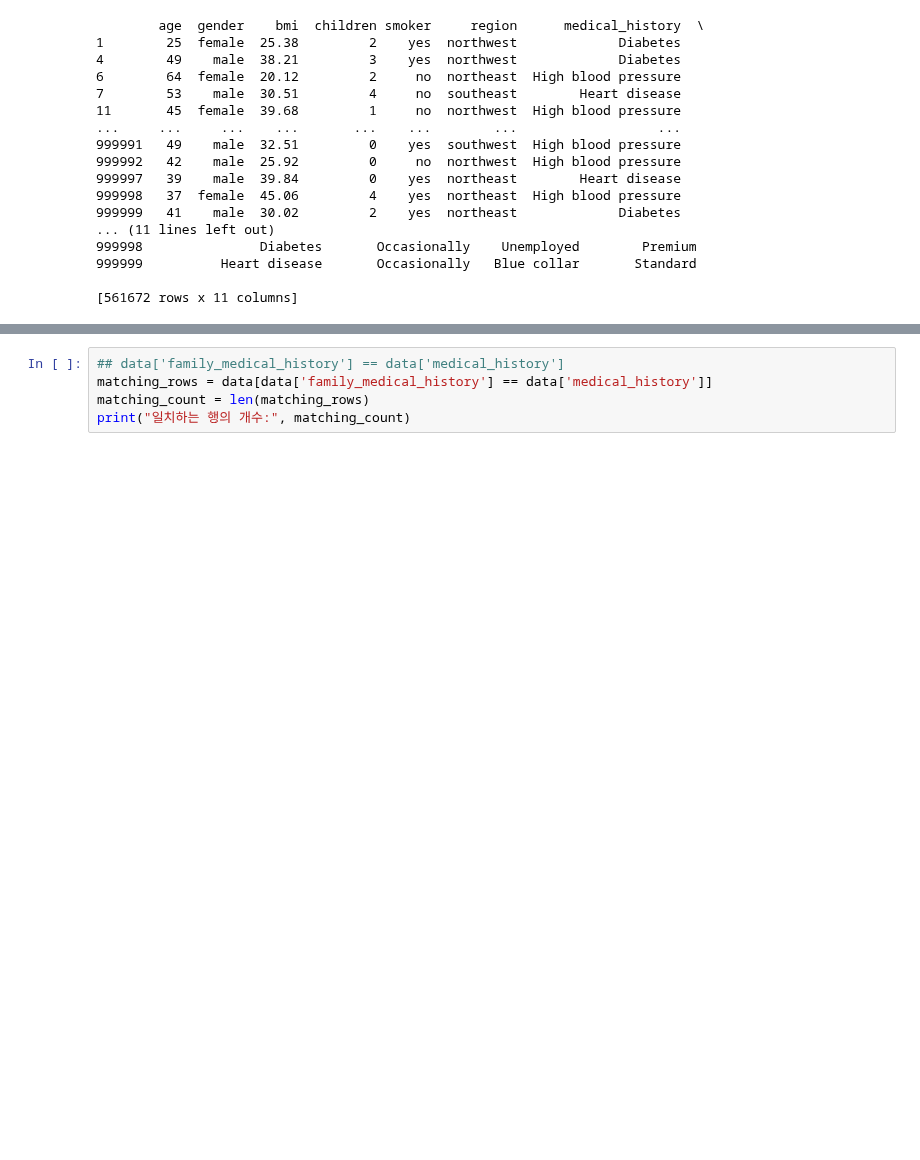
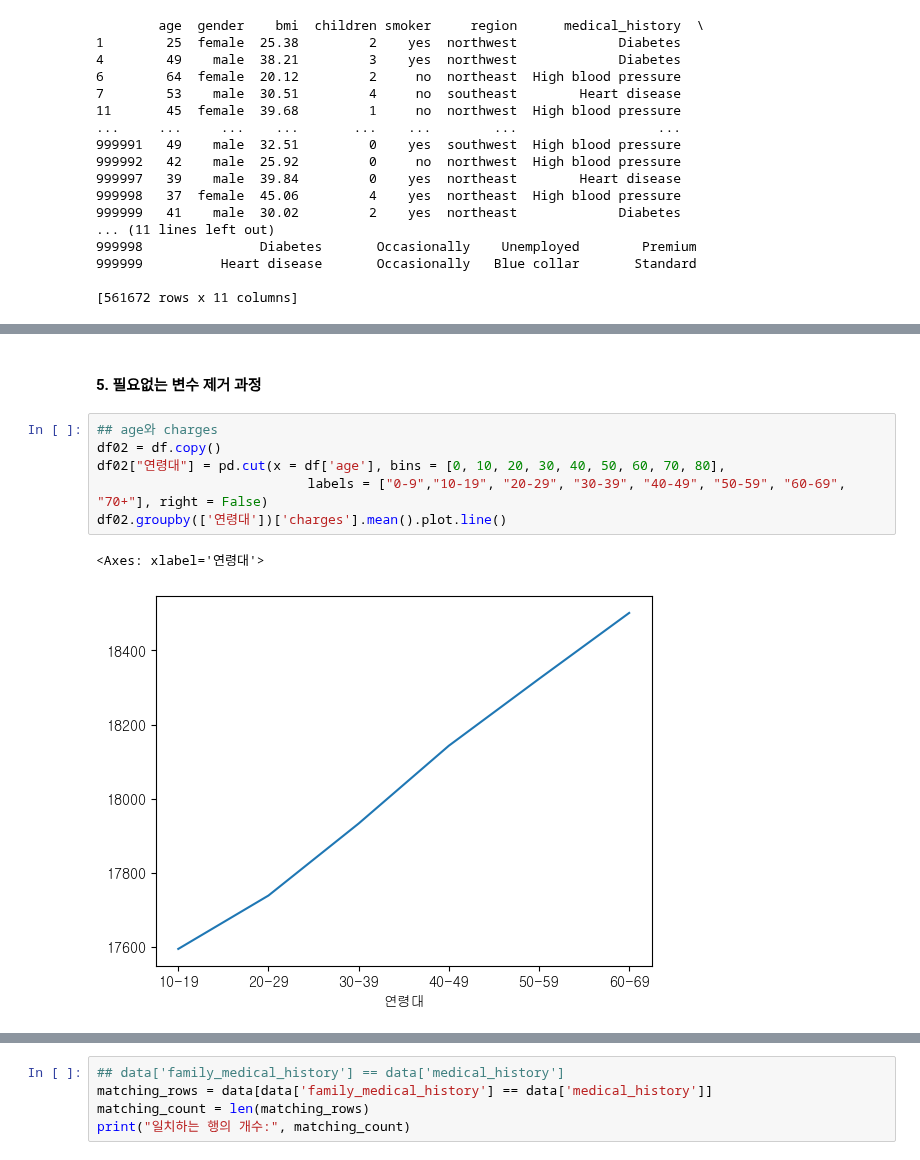
Before and after one commit to halley1116/2025_DA_study, a Jupyter notebook: team2/project1.ipynb, the cells around one changed output, grey strips where cells are left out. Saved outputs shown, nothing was run; the diff lists cells and outputs as text; blank space fills up the shorter version.

```diff
--- a/team2/project1.ipynb
+++ b/team2/project1.ipynb
@@ -57,0 +363,12 @@ plt.rcParams['font.family'] = 'gulim'
+# %% [markdown]
+
+#### 5. 필요없는 변수 제거 과정
+# %%
+## age와 charges
+df02 = df.copy()
+df02["연령대"] = pd.cut(x = df['age'], bins = [0, 10, 20, 30, 40, 50, 60, 70, 80],
+                           labels = ["0-9","10-19", "20-29", "30-39", "40-49", "50-59", "60-69", "70+"], right = False)
+df02.groupby(['연령대'])['charges'].mean().plot.line()
+# %% [output]
+<Axes: xlabel='연령대'>
+[figure, added]
```
Also changed, not shown: parts of 38 cells of this notebook.
